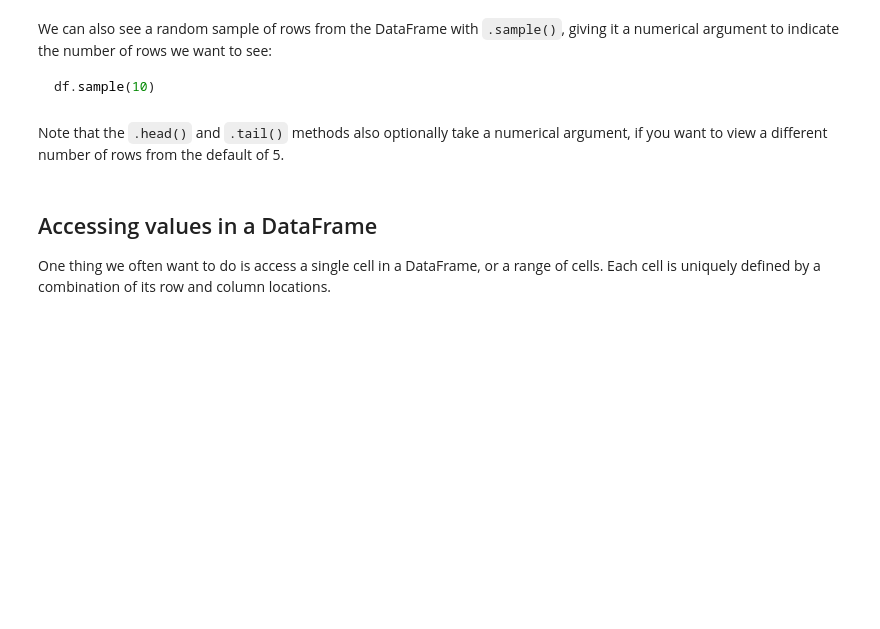
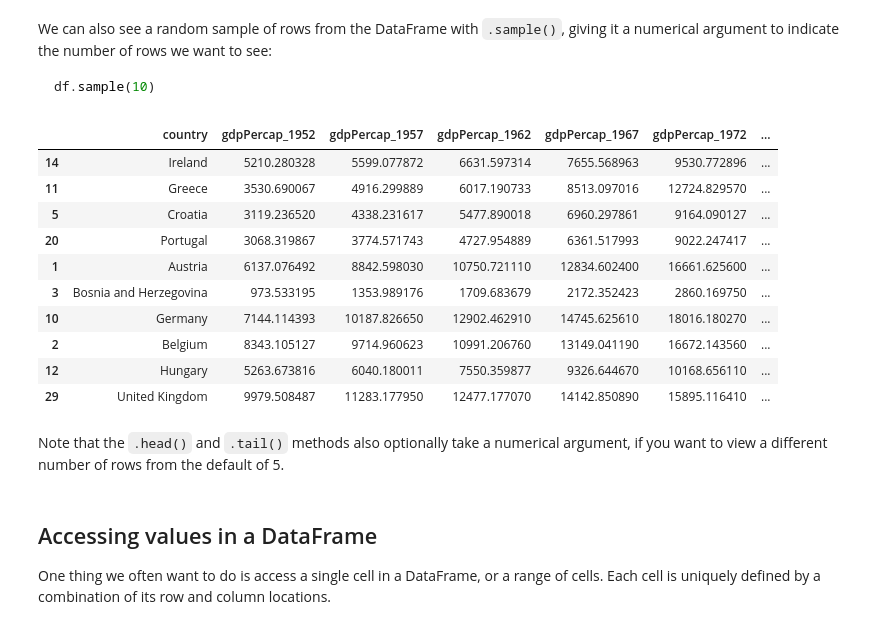
Before and after one commit to neurolawal/python_intro, a Jupyter notebook: 08 - pandas DataFrames/pandas-dataframes.ipynb, the cells around one changed output. Saved outputs shown, nothing was run; the diff lists cells and outputs as text; code cells hidden in the pictures; blank space fills up the shorter version.

```diff
--- a/08 - pandas DataFrames/pandas-dataframes.ipynb
+++ b/08 - pandas DataFrames/pandas-dataframes.ipynb
@@ -97,6 +137,20 @@ We can also see a random sample of rows from the DataFrame with `.sample()`, giv
 ~~~python
 df.sample(10)
 ~~~
+# %%
+df.sample(10)
+# %% [output]
+|  | country | gdpPercap_1952 | gdpPercap_1957 | gdpPercap_1962 | gdpPercap_1967 | gdpPercap_1972 | ... |
+| 14 | Ireland | 5210.280328 | 5599.077872 | 6631.597314 | 7655.568963 | 9530.772896 | ... |
+| 11 | Greece | 3530.690067 | 4916.299889 | 6017.190733 | 8513.097016 | 12724.829570 | ... |
+| 5 | Croatia | 3119.236520 | 4338.231617 | 5477.890018 | 6960.297861 | 9164.090127 | ... |
+| 20 | Portugal | 3068.319867 | 3774.571743 | 4727.954889 | 6361.517993 | 9022.247417 | ... |
+| 1 | Austria | 6137.076492 | 8842.598030 | 10750.721110 | 12834.602400 | 16661.625600 | ... |
+| 3 | Bosnia and Herzegovina | 973.533195 | 1353.989176 | 1709.683679 | 2172.352423 | 2860.169750 | ... |
+| 10 | Germany | 7144.114393 | 10187.826650 | 12902.462910 | 14745.625610 | 18016.180270 | ... |
+| 2 | Belgium | 8343.105127 | 9714.960623 | 10991.206760 | 13149.041190 | 16672.143560 | ... |
+| 12 | Hungary | 5263.673816 | 6040.180011 | 7550.359877 | 9326.644670 | 10168.656110 | ... |
+| 29 | United Kingdom | 9979.508487 | 11283.177950 | 12477.177070 | 14142.850890 | 15895.116410 | ... |
 # %% [markdown]
 Note that the `.head()` and `.tail()` methods also optionally take a numerical argument, if you want to view a different number of rows from the default of 5.
 # %% [markdown]
```
Also changed, not shown: parts of 13 cells of this notebook.
